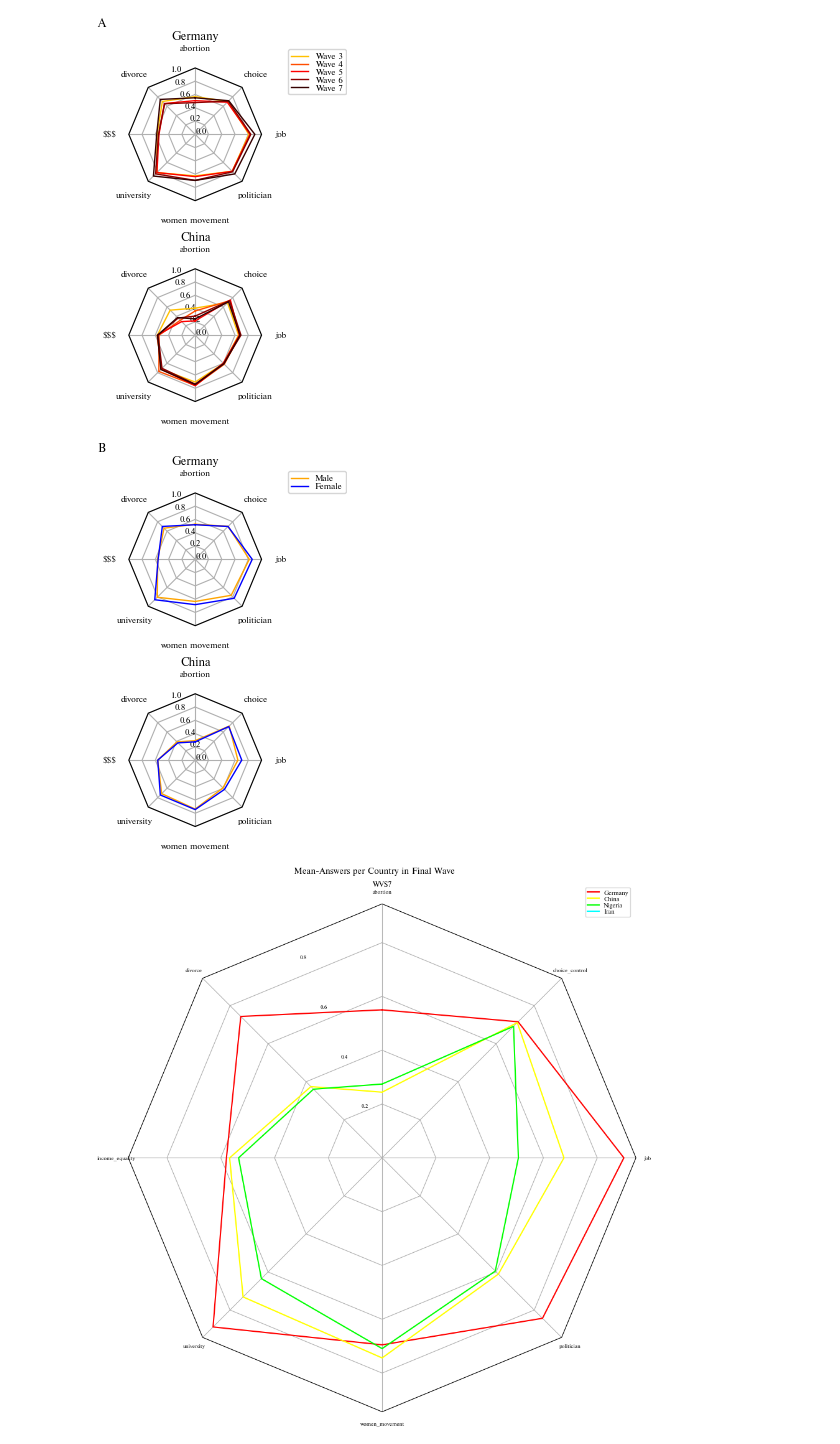
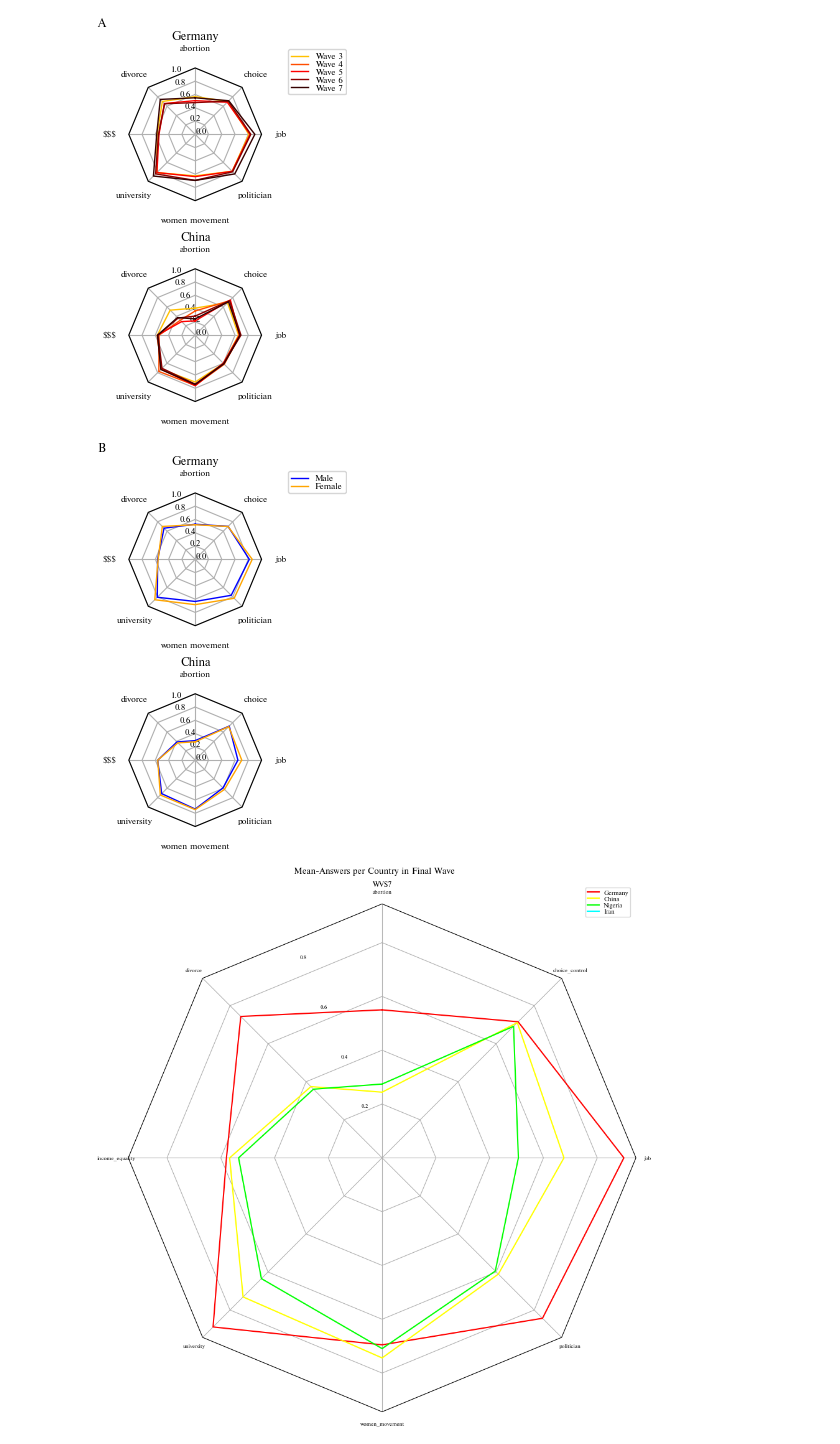
Before and after one commit to BeTheMaster/WorldGenderValues, a Jupyter notebook: src/02_visualize_country_characteristics.ipynb, the cells around one changed output. Drawn from its saved outputs; the diff is of its cells as text; code cells hidden in the pictures.

```diff
--- a/src/02_visualize_country_characteristics.ipynb
+++ b/src/02_visualize_country_characteristics.ipynb
@@ -279,35 +279,35 @@ fig, axs = plt.subplots(2,1, subplot_kw=dict(projection='radar'))
 #                        subplot_kw=dict(projection='radar'))
 #fig.subplots_adjust(wspace=0.6, hspace=0.20, top=0.75, bottom=0.05)
 
-colors = ['blau', 'orange'] #, '#ff9a00','#ff7400'
+colors = ['blue', 'orange'] #, '#ff9a00','#ff7400'
 # Plot the four cases from the example data on separate axes
 for ax, (title, case_data) in zip(axs.flat, data):
     ax.set_rgrids([0,0.2, 0.4, 0.6, 0.8,1])
     ax.set_ylim(0,1)
     ax.set_title(title,  position=(0.5, 1.1),
                 horizontalalignment='center', verticalalignment='center')
     for d, color in zip(case_data, colors):
         ax.plot(theta, d, color=color, linewidth=1)
         #ax.fill(theta, d, facecolor=color, alpha=0.25, label='_nolegend_')
     ax.set_varlabels(spoke_labels)
 
 # add legend relative to top-left plot
 labels=  ('Male', 'Female')
 legend = axs[0].legend(labels, loc=(1.2, 1),
                         labelspacing=0.1)
 
 fig.text(0.2, 1, 'B',
         horizontalalignment='center', color='black')
 
 #plt.tight_layout(pad=2)
 plt.show()
 
 
 if save:
     fig.savefig('..\\plots\\radar\\mean-answers_per_country_per_gender.svg')
     fig.savefig('..\\plots\\radar\\mean-answers_per_country_per_gender.pdf')
 # %% [output]
-[figure, old version]
+[figure, new version]
 # %%
 N = 8
 theta = radar_factory(N, frame='polygon')
```
Also changed, not shown: 3 other files.
